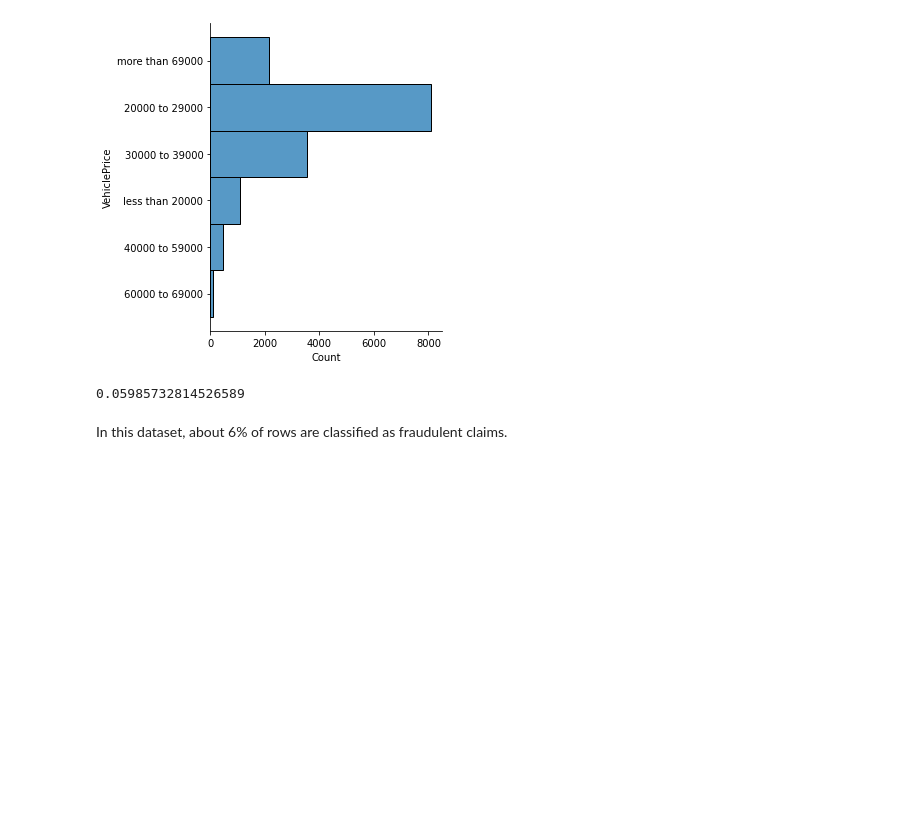
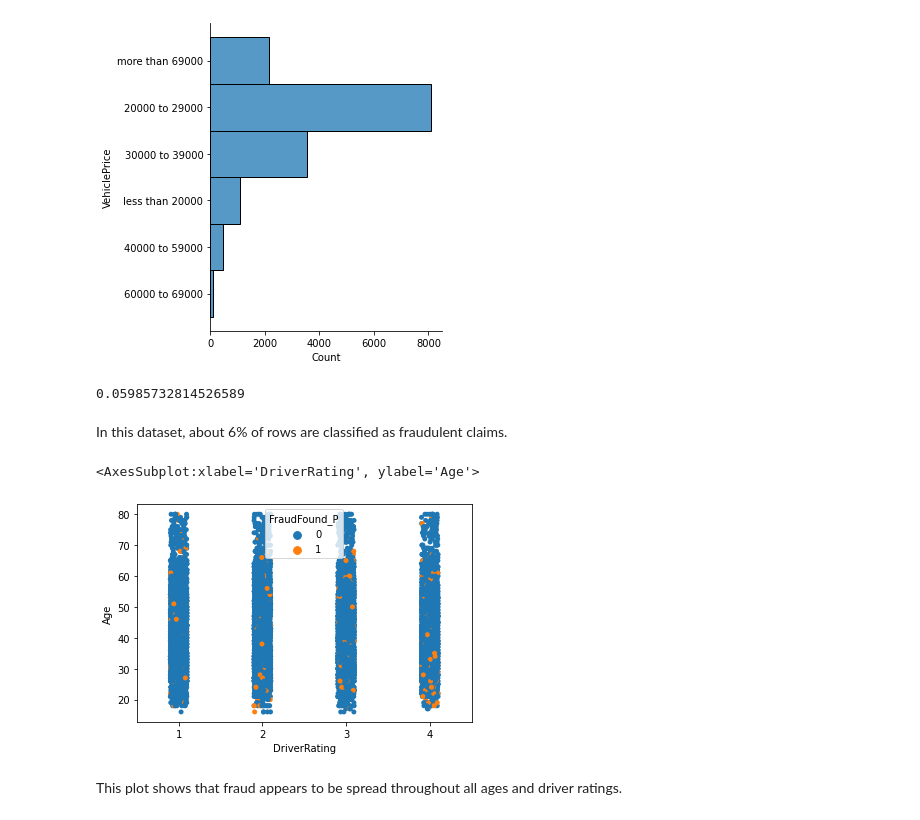
Before and after one commit to amieles/InsuranceFraudEDA, a Jupyter notebook: insurance-claim-eda.ipynb, the cells around one changed output. Saved outputs shown, nothing was run; the diff lists cells and outputs as text; code cells hidden in the pictures; blank space fills up the shorter version.

```diff
--- a/insurance-claim-eda.ipynb
+++ b/insurance-claim-eda.ipynb
@@ -167,0 +177,7 @@ In this dataset, about 6% of rows are classified as fraudulent claims.
+# %%
+sns.stripplot(x='DriverRating', y= 'Age', hue = 'FraudFound_P', data = ICD_filtered)
+# %% [output]
+<AxesSubplot:xlabel='DriverRating', ylabel='Age'>
+[figure, added]
+# %% [markdown]
+This plot shows that fraud appears to be spread throughout all ages and driver ratings.
```
Also changed, not shown: parts of 11 cells of this notebook.
